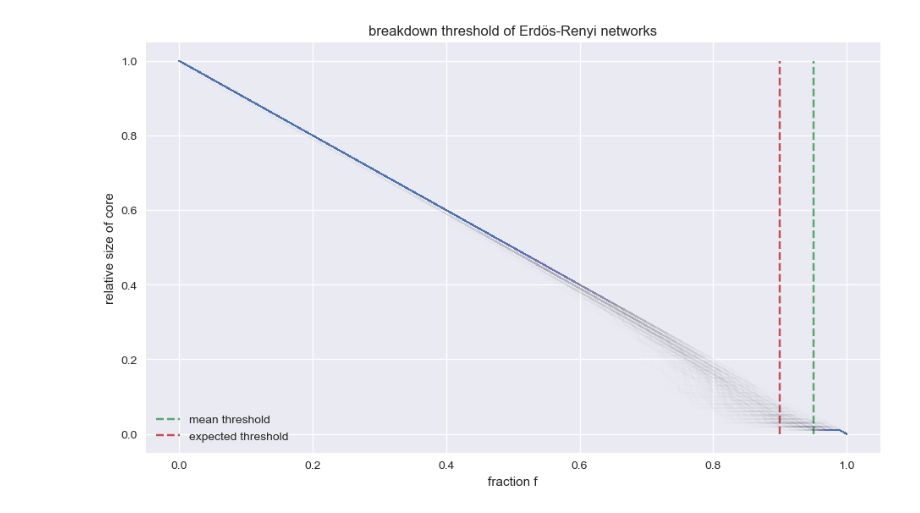
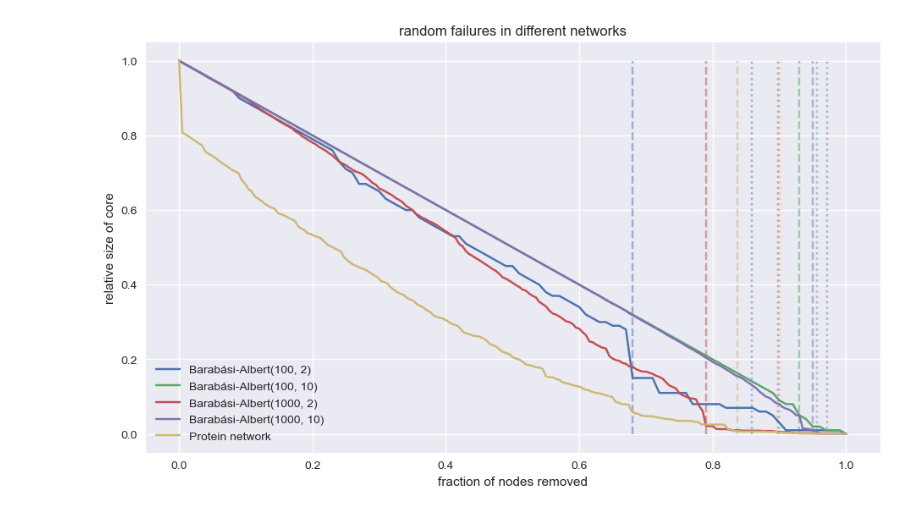
Before and after one commit to maxstollmayer/network_course, a Jupyter notebook: solutions/Stollmayer_01506352_Exercise07_Code.ipynb, the cells around one changed output. Drawn from its saved outputs; the diff is of its cells as text; code cells hidden in the pictures.

```diff
--- a/solutions/Stollmayer_01506352_Exercise07_Code.ipynb
+++ b/solutions/Stollmayer_01506352_Exercise07_Code.ipynb
@@ -51,18 +51,0 @@ protein_network = nx.read_edgelist(path + "protein.edgelist.txt")
-# %%
-for i, N in enumerate(Ns):
-    for j, m in enumerate(Ms):
-        BA = nx.barabasi_albert_graph(N, m)
-        fractions, proportions, f_b = random_failure(BA)
-        plt.plot(fractions, proportions, label=f"N={N}, m={m}")
-        plt.vlines(f_b, 0, 1, linestyle="dotted", color=f"C{2*i+j}", alpha=0.5)
-        plt.vlines(f_c(BA), 0, 1, linestyle="dashed", color=f"C{2*i+j}", alpha=0.5)
-
-fractions, proportions, f_b = random_failure(protein_network)
-plt.plot(fractions, proportions, label="protein network")
-plt.vlines(f_b, 0, 1, linestyle="dotted", color="C4", alpha=0.5)
-plt.vlines(f_c(protein_network), 0, 1, linestyle="dashed", color="C4", alpha=0.5)
-
-plt.ylabel("relative size of core")
-plt.xlabel("fraction of nodes removed")
-plt.legend()
-plt.show()
@@ -71,24 +52,16 @@ plt.show()
+# %%
+results = {name : random_failure(network, max(1,len(network)//200)) for name, network in networks.items()}
 # %%
-N = 100
-p = 0.1
-n = 200
+for i, (name, result) in enumerate(results.items()):
+    fractions, core_proportions, threshold = result
+    plt.plot(fractions, core_proportions, color=f"C{i}", label=name)
+    plt.vlines(threshold, 0, 1, linestyle="dashed", color=f"C{i}", alpha=0.5)
+    plt.vlines(analytical_breakdown(networks[name]), 0, 1, linestyle="dotted", color=f"C{i}", alpha=0.5)
 
-vals = np.zeros(n)
-for i in range(n):
-    ER = nx.erdos_renyi_graph(N, p)
-    fractions, sizes, vals[i] = random_failure(ER)
-    plt.plot(fractions, sizes, color="C0", alpha=1/n)
-
-f = np.mean(vals)
-plt.vlines(f, 0, 1, linestyle="dashed", color="C1", label="mean threshold")
-
-f_c = 1 - (N-1) / ((N-1)*N*p+1)
-plt.vlines(f_c, 0, 1, linestyle="dashed", color="C2", label="expected threshold")
-
-plt.title("breakdown threshold of Erdös-Renyi networks")
+plt.title("random failures in different networks")
 plt.ylabel("relative size of core")
 plt.xlabel("fraction of nodes removed")
 plt.legend(loc="lower left")
 plt.show()
 # %% [output]
-[figure, old version]
+[figure, new version]
```
Also changed, not shown: parts of 10 cells of this notebook, 3 other files.
